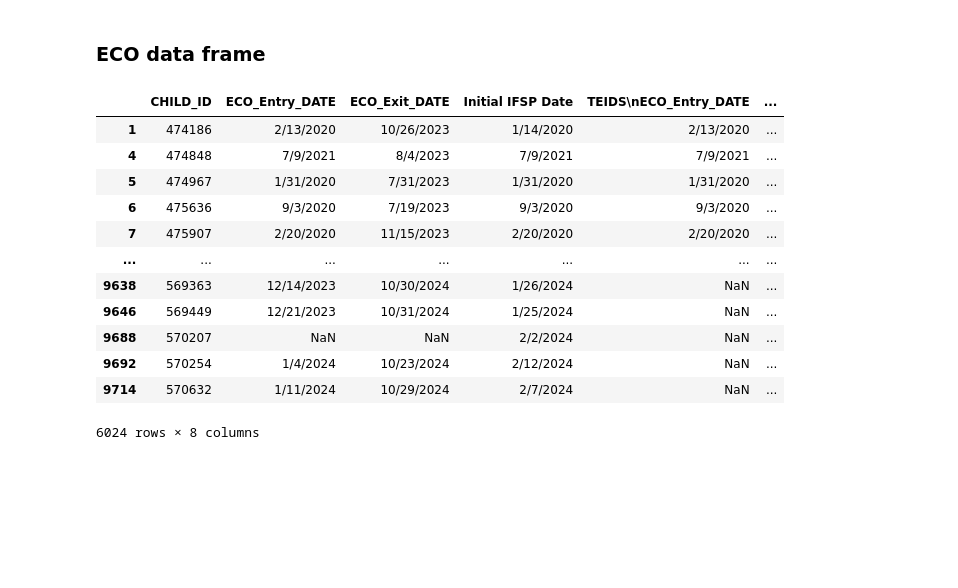
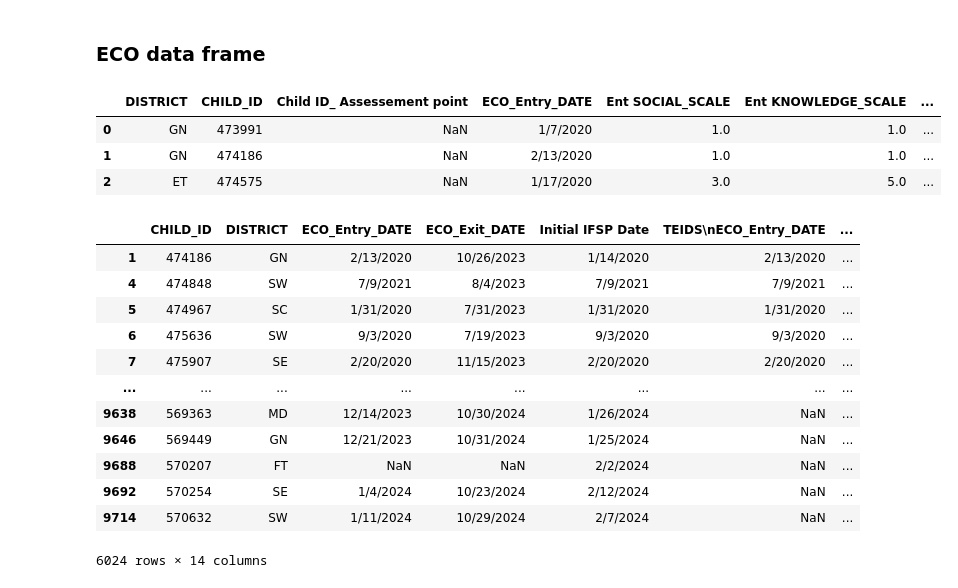
Before and after one commit to NSS-Data-Analytics-Cohort-13/teis-v-veena, a Jupyter notebook: notebook/teis_praveena_notebook.ipynb, the cells around one changed output. Saved outputs shown, nothing was run; the diff lists cells and outputs as text; code cells hidden in the pictures; blank space fills up the shorter version.

```diff
--- a/notebook/teis_praveena_notebook.ipynb
+++ b/notebook/teis_praveena_notebook.ipynb
@@ -187,22 +193,36 @@ bdi3_students_no
 ### ECO data frame
 # %%
 df_eco = pd.read_csv('../data/NSS_ECO.csv')
-#df_eco.head(3)
-df_eco_data = df_eco[['CHILD_ID','ECO_Entry_DATE','ECO_Exit_DATE','Initial IFSP Date','TEIDS\nECO_Entry_DATE','BDI 3\nECO_Entry_DATE','BDI 3\nECO_Exit_DATE','BDI2 Entry Date']]
-df_eco_filtered = df_eco_data[df_eco_data['BDI 3\nECO_Exit_DATE'].notna()]
-df_eco_filtered#.head(100)
+df_eco.head(3)
 # %% [output]
-|  | CHILD_ID | ECO_Entry_DATE | ECO_Exit_DATE | Initial IFSP Date | TEIDS\nECO_Entry_DATE | ... |
-| 1 | 474186 | 2/13/2020 | 10/26/2023 | 1/14/2020 | 2/13/2020 | ... |
-| 4 | 474848 | 7/9/2021 | 8/4/2023 | 7/9/2021 | 7/9/2021 | ... |
-| 5 | 474967 | 1/31/2020 | 7/31/2023 | 1/31/2020 | 1/31/2020 | ... |
-| 6 | 475636 | 9/3/2020 | 7/19/2023 | 9/3/2020 | 9/3/2020 | ... |
-| 7 | 475907 | 2/20/2020 | 11/15/2023 | 2/20/2020 | 2/20/2020 | ... |
-| ... | ... | ... | ... | ... | ... | ... |
-| 9638 | 569363 | 12/14/2023 | 10/30/2024 | 1/26/2024 | NaN | ... |
-| 9646 | 569449 | 12/21/2023 | 10/31/2024 | 1/25/2024 | NaN | ... |
-| 9688 | 570207 | NaN | NaN | 2/2/2024 | NaN | ... |
-| 9692 | 570254 | 1/4/2024 | 10/23/2024 | 2/12/2024 | NaN | ... |
-| 9714 | 570632 | 1/11/2024 | 10/29/2024 | 2/7/2024 | NaN | ... |
+|  | DISTRICT | CHILD_ID | Child ID_ Assessement point | ECO_Entry_DATE | Ent SOCIAL_SCALE | Ent KNOWLEDGE_SCALE | ... |
+| 0 | GN | 473991 | NaN | 1/7/2020 | 1.0 | 1.0 | ... |
+| 1 | GN | 474186 | NaN | 2/13/2020 | 1.0 | 1.0 | ... |
+| 2 | ET | 474575 | NaN | 1/17/2020 | 3.0 | 5.0 | ... |
-6024 rows × 8 columns
+# %%
+df_eco_data = df_eco[['CHILD_ID','DISTRICT','ECO_Entry_DATE','ECO_Exit_DATE','Initial IFSP Date','TEIDS\nECO_Entry_DATE','BDI 3\nECO_Entry_DATE','BDI 3\nECO_Exit_DATE','BDI2 Entry Date','<Calc> Months in Program','Days btw Initial and Exit','Days btw I-IFSP to Exit ECO','<Calc> Entrance Age (months)','Exit Date \nOr end of FY']]
+# df_eco_filtered = df_eco_data[df_eco_data['BDI 3\nECO_Entry_DATE'].notna()]
+df_eco_filtered = df_eco_data[df_eco_data['BDI 3\nECO_Exit_DATE'].notna()]
+
+# df_eco_filtered = df_eco_data[
+#     df_eco_data['BDI 3\nECO_Entry_DATE'].notna() | df_eco_data['BDI 3\nECO_Exit_DATE'].notna()
+# ]
+
+df_eco_filtered#.head(100)
+
+# checking the condition bdi3 eco exit date is not null
+# %% [output]
+|  | CHILD_ID | DISTRICT | ECO_Entry_DATE | ECO_Exit_DATE | Initial IFSP Date | TEIDS\nECO_Entry_DATE | ... |
+| 1 | 474186 | GN | 2/13/2020 | 10/26/2023 | 1/14/2020 | 2/13/2020 | ... |
+| 4 | 474848 | SW | 7/9/2021 | 8/4/2023 | 7/9/2021 | 7/9/2021 | ... |
+| 5 | 474967 | SC | 1/31/2020 | 7/31/2023 | 1/31/2020 | 1/31/2020 | ... |
+| 6 | 475636 | SW | 9/3/2020 | 7/19/2023 | 9/3/2020 | 9/3/2020 | ... |
+| 7 | 475907 | SE | 2/20/2020 | 11/15/2023 | 2/20/2020 | 2/20/2020 | ... |
+| ... | ... | ... | ... | ... | ... | ... | ... |
+| 9638 | 569363 | MD | 12/14/2023 | 10/30/2024 | 1/26/2024 | NaN | ... |
+| 9646 | 569449 | GN | 12/21/2023 | 10/31/2024 | 1/25/2024 | NaN | ... |
+| 9688 | 570207 | FT | NaN | NaN | 2/2/2024 | NaN | ... |
+| 9692 | 570254 | SE | 1/4/2024 | 10/23/2024 | 2/12/2024 | NaN | ... |
+| 9714 | 570632 | SW | 1/11/2024 | 10/29/2024 | 2/7/2024 | NaN | ... |
+6024 rows × 14 columns
 # %%
```
Also changed, not shown: parts of 57 cells of this notebook, 2 other files.
